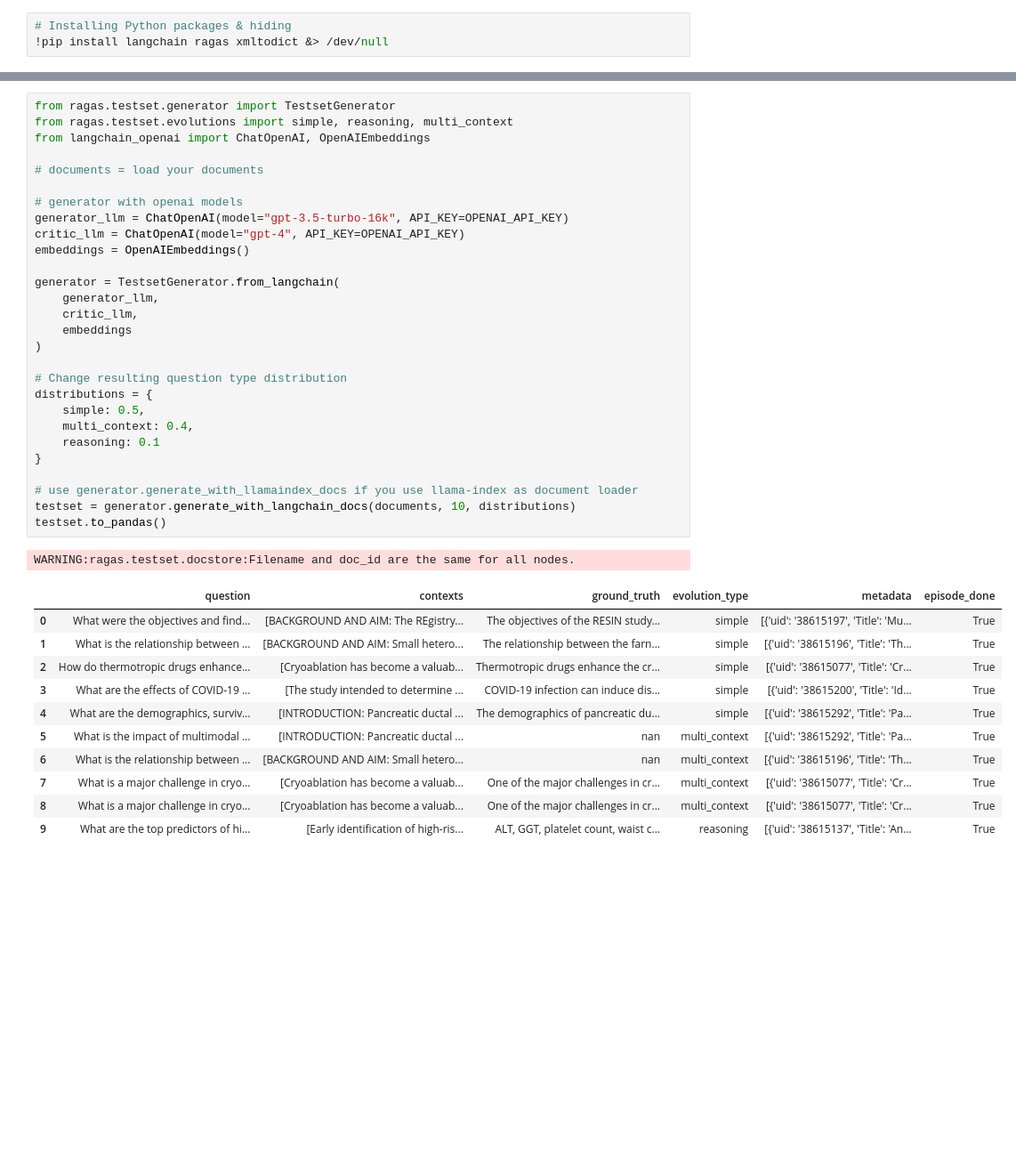
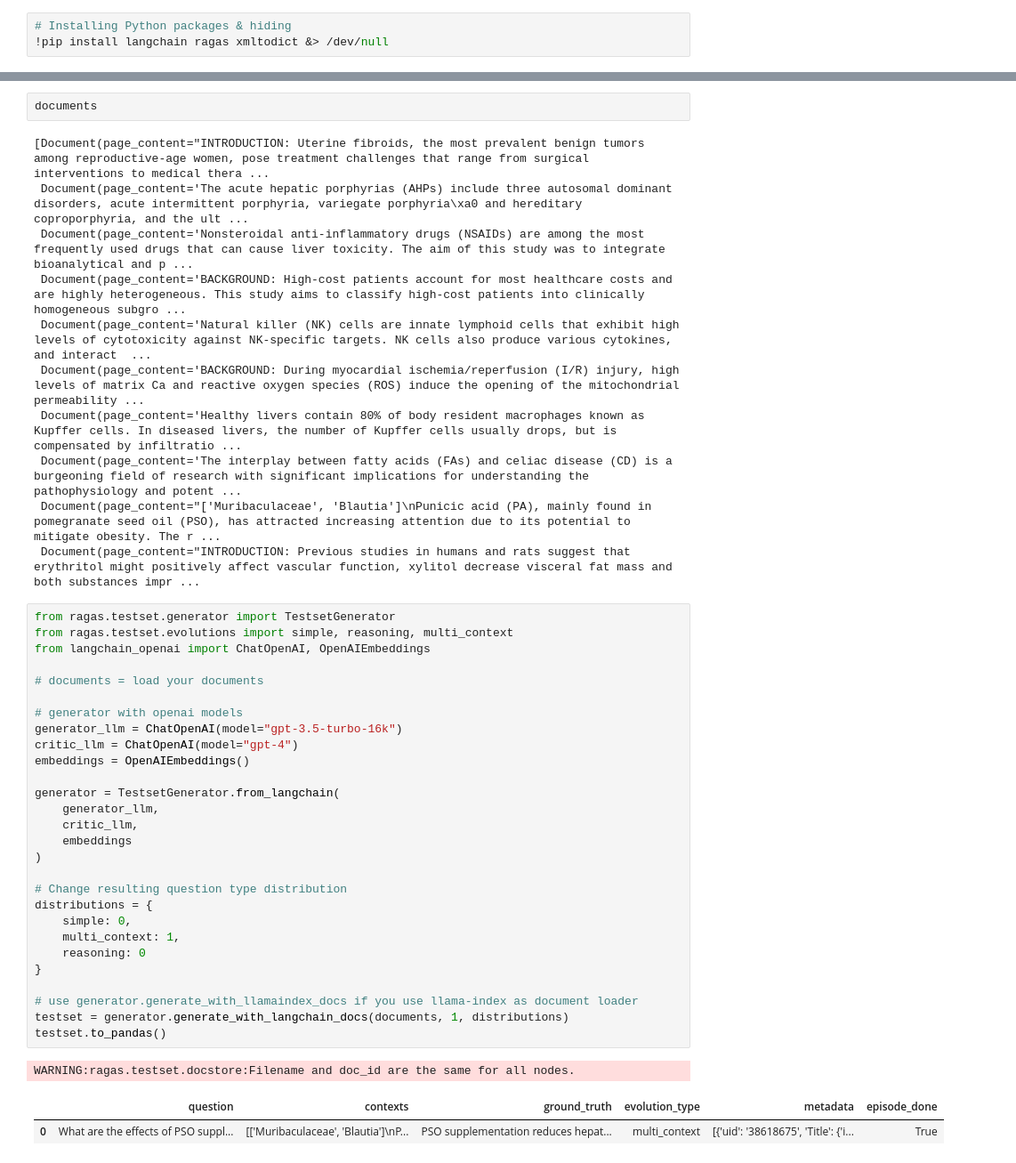
Before and after one commit to gox6/colab-demos, a Jupyter notebook: rags/evaluate-rags-rigorously-or-perish.ipynb, the cells around one changed output, grey strips where cells are left out. Shown at 89% size. Cells and saved outputs as stored; diff of their text form; blank space fills up the shorter version.

```diff
--- a/rags/evaluate-rags-rigorously-or-perish.ipynb
+++ b/rags/evaluate-rags-rigorously-or-perish.ipynb
@@ -27,41 +33,45 @@ documents = loader.load()
+# %%
+documents
+# %% [output]
+[Document(page_content="INTRODUCTION: Uterine fibroids, the most prevalent benign tumors among reproductive-age women, pose treatment challenges that range from surgical interventions to medical thera ...
+ Document(page_content='The acute hepatic porphyrias (AHPs) include three autosomal dominant disorders, acute intermittent porphyria, variegate porphyria\xa0 and hereditary coproporphyria, and the ult ...
+ Document(page_content='Nonsteroidal anti-inflammatory drugs (NSAIDs) are among the most frequently used drugs that can cause liver toxicity. The aim of this study was to integrate bioanalytical and p ...
+ Document(page_content='BACKGROUND: High-cost patients account for most healthcare costs and are highly heterogeneous. This study aims to classify high-cost patients into clinically homogeneous subgro ...
+ Document(page_content='Natural killer (NK) cells are innate lymphoid cells that exhibit high levels of cytotoxicity against NK-specific targets. NK cells also produce various cytokines, and interact  ...
+ Document(page_content='BACKGROUND: During myocardial ischemia/reperfusion (I/R) injury, high levels of matrix Ca and reactive oxygen species (ROS) induce the opening of the mitochondrial permeability ...
+ Document(page_content='Healthy livers contain 80% of body resident macrophages known as Kupffer cells. In diseased livers, the number of Kupffer cells usually drops, but is compensated by infiltratio ...
+ Document(page_content='The interplay between fatty acids (FAs) and celiac disease (CD) is a burgeoning field of research with significant implications for understanding the pathophysiology and potent ...
+ Document(page_content="['Muribaculaceae', 'Blautia']\nPunicic acid (PA), mainly found in pomegranate seed oil (PSO), has attracted increasing attention due to its potential to mitigate obesity. The r ...
+ Document(page_content="INTRODUCTION: Previous studies in humans and rats suggest that erythritol might positively affect vascular function, xylitol decrease visceral fat mass and both substances impr ...
 # %%
 from ragas.testset.generator import TestsetGenerator
 from ragas.testset.evolutions import simple, reasoning, multi_context
 from langchain_openai import ChatOpenAI, OpenAIEmbeddings
 
 # documents = load your documents
 
 # generator with openai models
-generator_llm = ChatOpenAI(model="gpt-3.5-turbo-16k", API_KEY=OPENAI_API_KEY)
-critic_llm = ChatOpenAI(model="gpt-4", API_KEY=OPENAI_API_KEY)
+generator_llm = ChatOpenAI(model="gpt-3.5-turbo-16k")
+critic_llm = ChatOpenAI(model="gpt-4")
 embeddings = OpenAIEmbeddings()
 
 generator = TestsetGenerator.from_langchain(
     generator_llm,
     critic_llm,
     embeddings
 )
 
 # Change resulting question type distribution
 distributions = {
-    simple: 0.5,
-    multi_context: 0.4,
-    reasoning: 0.1
+    simple: 0,
+    multi_context: 1,
+    reasoning: 0
 }
 
 # use generator.generate_with_llamaindex_docs if you use llama-index as document loader
-testset = generator.generate_with_langchain_docs(documents, 10, distributions)
+testset = generator.generate_with_langchain_docs(documents, 1, distributions)
 testset.to_pandas()
 # %% [output]
 WARNING:ragas.testset.docstore:Filename and doc_id are the same for all nodes.
 |  | question | contexts | ground_truth | evolution_type | metadata | episode_done |
-| 0 | What were the objectives and find... | [BACKGROUND AND AIM: The REgistry... | The objectives of the RESIN study... | simple | [{'uid': '38615197', 'Title': 'Mu... | True |
-| 1 | What is the relationship between ... | [BACKGROUND AND AIM: Small hetero... | The relationship between the farn... | simple | [{'uid': '38615196', 'Title': 'Th... | True |
-| 2 | How do thermotropic drugs enhance... | [Cryoablation has become a valuab... | Thermotropic drugs enhance the cr... | simple | [{'uid': '38615077', 'Title': 'Cr... | True |
-| 3 | What are the effects of COVID-19 ... | [The study intended to determine ... | COVID-19 infection can induce dis... | simple | [{'uid': '38615200', 'Title': 'Id... | True |
-| 4 | What are the demographics, surviv... | [INTRODUCTION: Pancreatic ductal ... | The demographics of pancreatic du... | simple | [{'uid': '38615292', 'Title': 'Pa... | True |
-| 5 | What is the impact of multimodal ... | [INTRODUCTION: Pancreatic ductal ... | nan | multi_context | [{'uid': '38615292', 'Title': 'Pa... | True |
-| 6 | What is the relationship between ... | [BACKGROUND AND AIM: Small hetero... | nan | multi_context | [{'uid': '38615196', 'Title': 'Th... | True |
-| 7 | What is a major challenge in cryo... | [Cryoablation has become a valuab... | One of the major challenges in cr... | multi_context | [{'uid': '38615077', 'Title': 'Cr... | True |
-| 8 | What is a major challenge in cryo... | [Cryoablation has become a valuab... | One of the major challenges in cr... | multi_context | [{'uid': '38615077', 'Title': 'Cr... | True |
-| 9 | What are the top predictors of hi... | [Early identification of high-ris... | ALT, GGT, platelet count, waist c... | reasoning | [{'uid': '38615137', 'Title': 'An... | True |
+| 0 | What are the effects of PSO suppl... | [['Muribaculaceae', 'Blautia']\nP... | PSO supplementation reduces hepat... | multi_context | [{'uid': '38618675', 'Title': {'i... | True |
```
Also changed, not shown: parts of 2 cells of this notebook.
